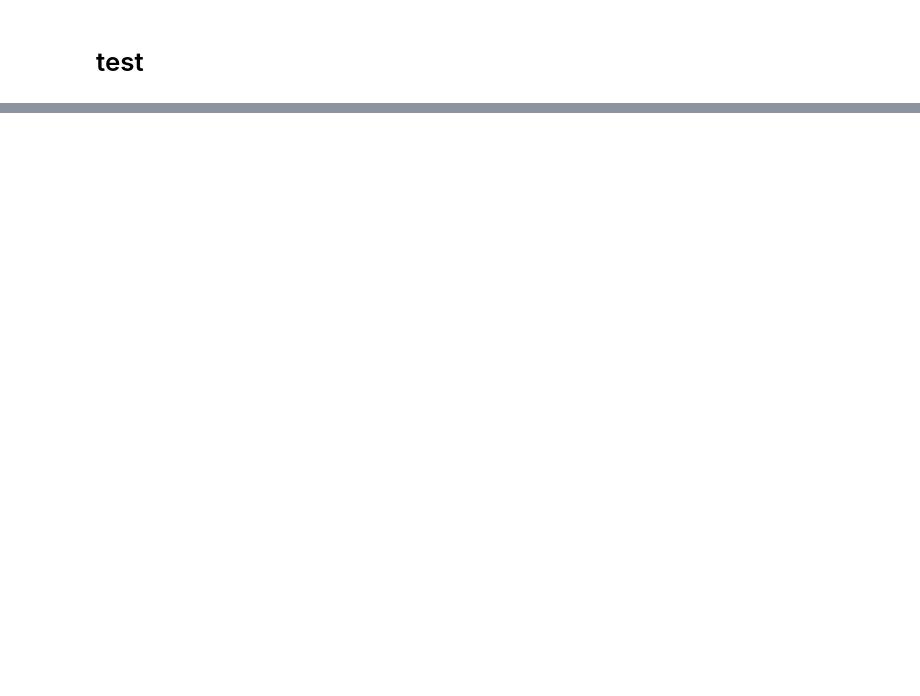
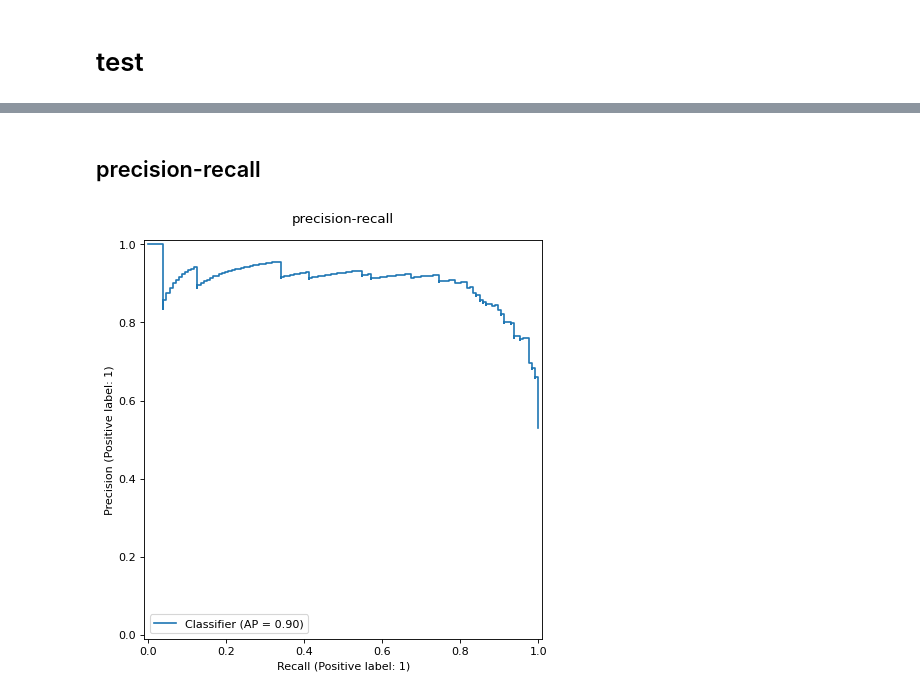
Before and after one commit to mazurkin/conda-pytorch, a Jupyter notebook: notebooks/mine/batchnorm/model.ipynb, the cells around one changed output, grey strips where cells are left out. Cells and saved outputs as stored; diff of their text form; code cells hidden in the pictures; blank space fills up the shorter version.

```diff
--- a/notebooks/mine/batchnorm/model.ipynb
+++ b/notebooks/mine/batchnorm/model.ipynb
@@ -482,0 +510,16 @@ fig
+# %% [markdown]
+## precision-recall
+# %%
+fig, ax = plt.subplots(1, 1, squeeze=True, figsize=(10, 6))
+
+sklearn.metrics.PrecisionRecallDisplay.from_predictions(
+    [int(label >= 0.5) for label in actual],
+    predicted,
+    ax=ax,
+)
+
+fig.suptitle('precision-recall')
+fig.tight_layout()
+fig
+# %% [output]
+[figure, added]
```
Also changed, not shown: parts of 30 cells of this notebook, 2 other files.
